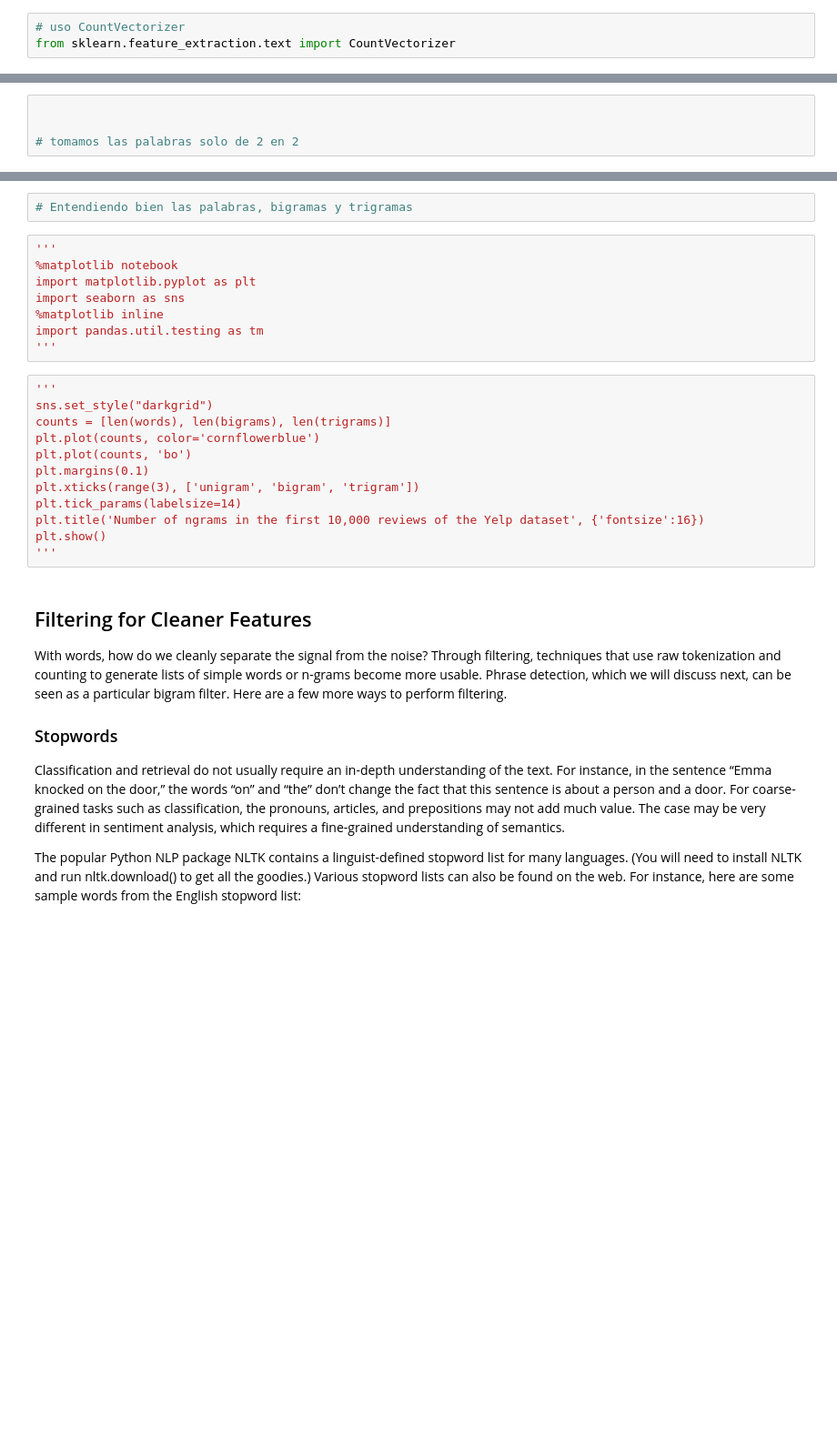
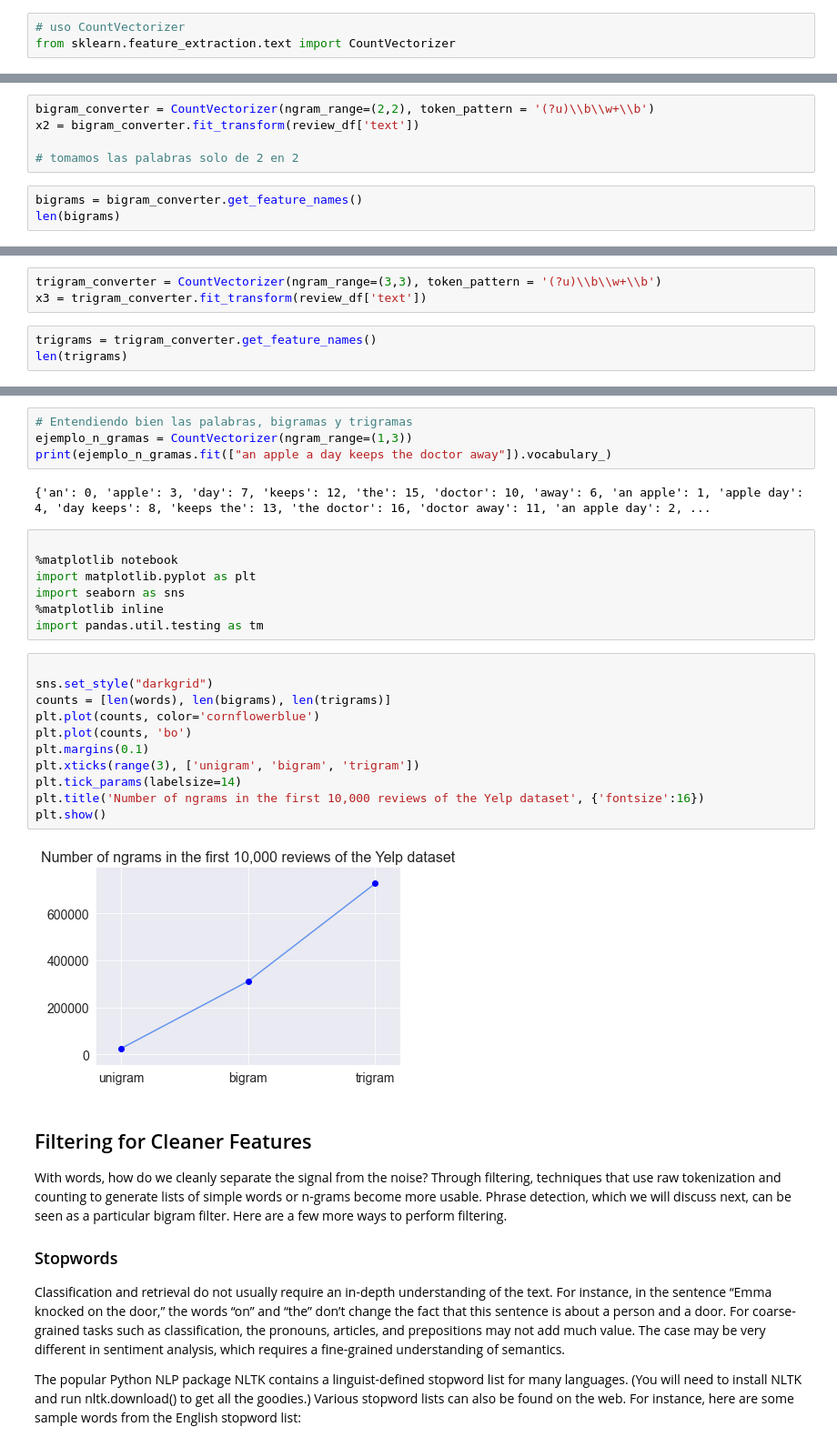
Before and after one commit to rafazamb/DS_PT_ENE21, a Jupyter notebook: 1-Data_Analysis/4-Feature Engineering/4.4 Texto/TextData - clase - Solución.ipynb, the cells around one changed output, grey strips where cells are left out. Shown at 91% size. Saved outputs shown, nothing was run; the diff lists cells and outputs as text; blank space fills up the shorter version.

```diff
--- a/1-Data_Analysis/4-Feature Engineering/4.4 Texto/TextData - clase - Solución.ipynb
+++ b/1-Data_Analysis/4-Feature Engineering/4.4 Texto/TextData - clase - Solución.ipynb
@@ -132,4 +141,8 @@ bow_converter = CountVectorizer(token_pattern='(?u)\\b\\w+\\b')
 # %%
-
+bigram_converter = CountVectorizer(ngram_range=(2,2), token_pattern = '(?u)\\b\\w+\\b')
+x2 = bigram_converter.fit_transform(review_df['text'])
 
 # tomamos las palabras solo de 2 en 2
+# %%
+bigrams = bigram_converter.get_feature_names()
+len(bigrams)
@@ -135,0 +164,6 @@ bow_converter = CountVectorizer(token_pattern='(?u)\\b\\w+\\b')
+# %%
+trigram_converter = CountVectorizer(ngram_range=(3,3), token_pattern = '(?u)\\b\\w+\\b')
+x3 = trigram_converter.fit_transform(review_df['text'])
+# %%
+trigrams = trigram_converter.get_feature_names()
+len(trigrams)
@@ -140,25 +202,29 @@ bow_converter = CountVectorizer(token_pattern='(?u)\\b\\w+\\b')
 # %%
 # Entendiendo bien las palabras, bigramas y trigramas
+ejemplo_n_gramas = CountVectorizer(ngram_range=(1,3))
+print(ejemplo_n_gramas.fit(["an apple a day keeps the doctor away"]).vocabulary_)
+# %% [output]
+{'an': 0, 'apple': 3, 'day': 7, 'keeps': 12, 'the': 15, 'doctor': 10, 'away': 6, 'an apple': 1, 'apple day': 4, 'day keeps': 8, 'keeps the': 13, 'the doctor': 16, 'doctor away': 11, 'an apple day': 2, ...
 # %%
-'''
+
 %matplotlib notebook
 import matplotlib.pyplot as plt
 import seaborn as sns
 %matplotlib inline
 import pandas.util.testing as tm
-'''
 # %%
-'''
+
 sns.set_style("darkgrid")
 counts = [len(words), len(bigrams), len(trigrams)]
 plt.plot(counts, color='cornflowerblue')
 plt.plot(counts, 'bo')
 plt.margins(0.1)
 plt.xticks(range(3), ['unigram', 'bigram', 'trigram'])
 plt.tick_params(labelsize=14)
 plt.title('Number of ngrams in the first 10,000 reviews of the Yelp dataset', {'fontsize':16})
 plt.show()
-'''
+# %% [output]
+[figure, added]
 # %% [markdown]
 ## Filtering for Cleaner Features
 
```
Also changed, not shown: parts of 33 cells of this notebook, 1 other file.
